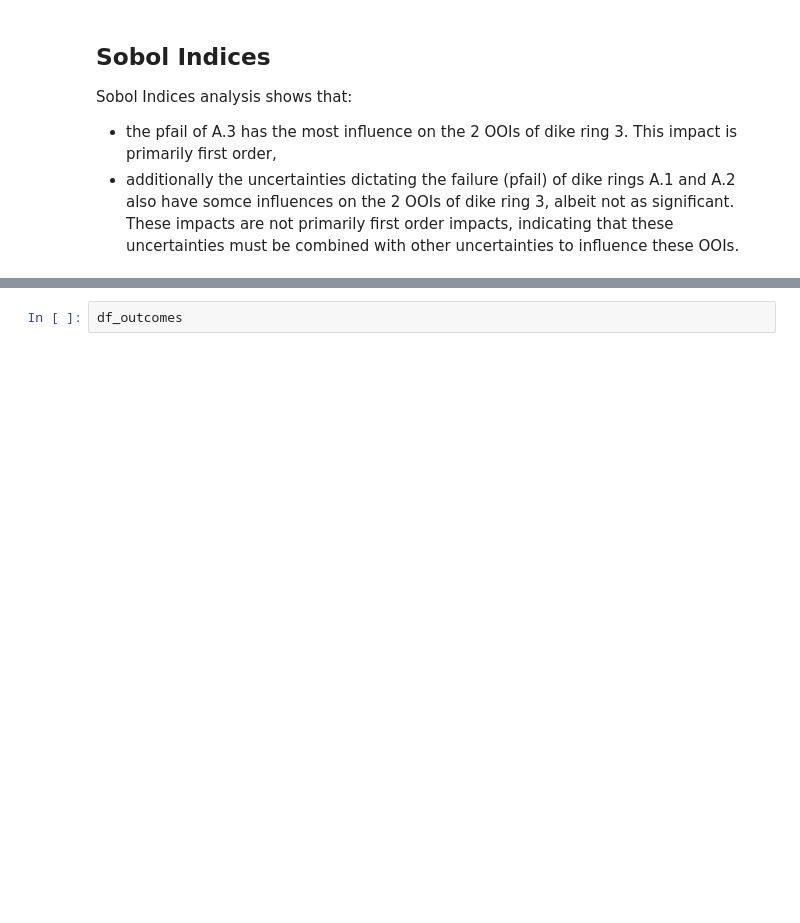
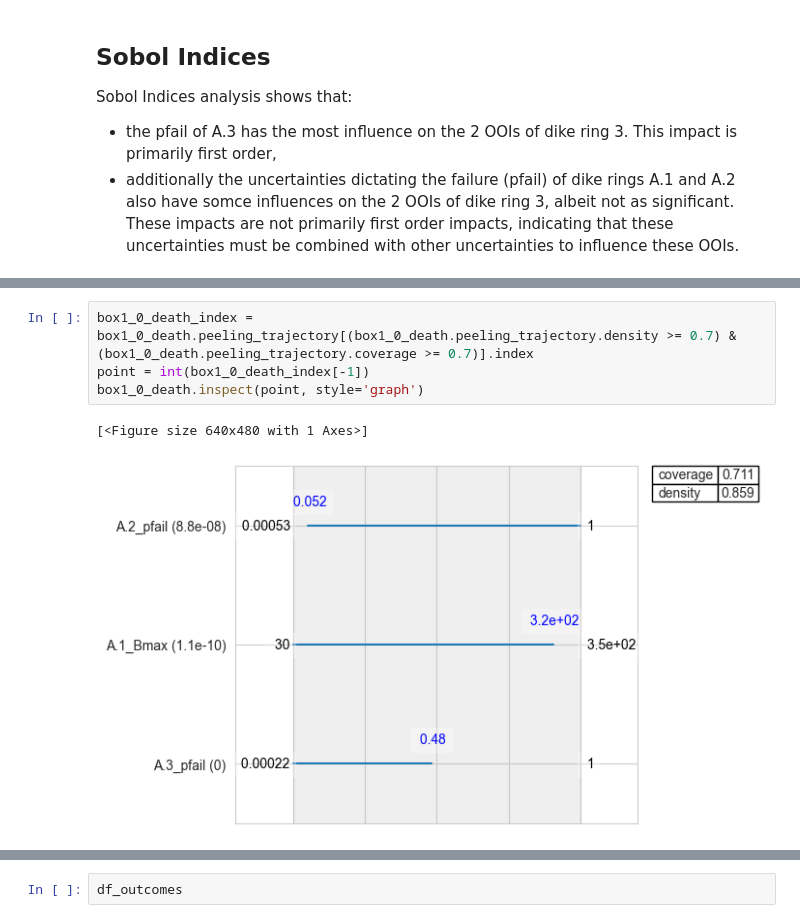
Before and after one commit to PancakeBun/epa141A_Labs_Group_Asians, a Jupyter notebook: final assignment/analysis.ipynb, the cells around one changed output, grey strips where cells are left out. Cells and saved outputs as stored; diff of their text form; blank space fills up the shorter version.

```diff
--- a/final assignment/analysis.ipynb
+++ b/final assignment/analysis.ipynb
@@ -220,0 +299,7 @@ A.4_Bmax                NaN      NaN
+# %%
+box1_0_death_index = box1_0_death.peeling_trajectory[(box1_0_death.peeling_trajectory.density >= 0.7) & (box1_0_death.peeling_trajectory.coverage >= 0.7)].index
+point = int(box1_0_death_index[-1])
+box1_0_death.inspect(point, style='graph')
+# %% [output]
+[<Figure size 640x480 with 1 Axes>]
+[figure, added]
```
Also changed, not shown: parts of 25 cells of this notebook.
